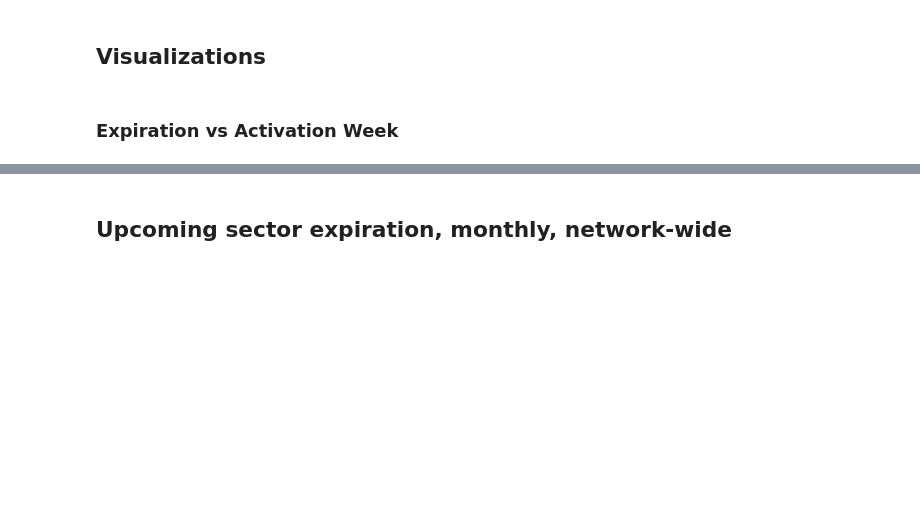
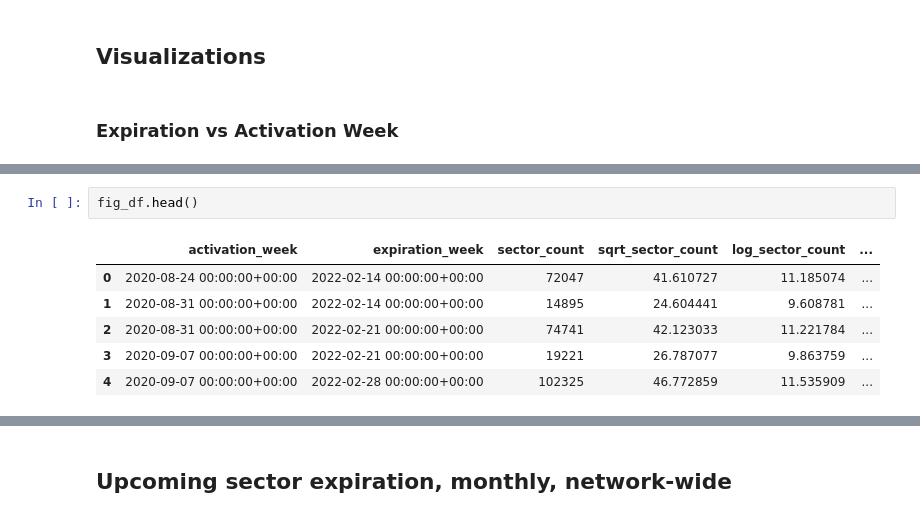
Before and after one commit to BlockScience/filecoin-metrics, a Jupyter notebook: notebooks/sector_life.ipynb, the cells around one changed output, grey strips where cells are left out. Drawn from its saved outputs; the diff is of its cells as text; blank space fills up the shorter version.

```diff
--- a/notebooks/sector_life.ipynb
+++ b/notebooks/sector_life.ipynb
@@ -104,0 +106,9 @@ time: 300 ms (started: 2021-02-17 17:23:50 -03:00)
+# %%
+fig_df.head()
+# %% [output]
+|  | activation_week | expiration_week | sector_count | sqrt_sector_count | log_sector_count | ... |
+| 0 | 2020-08-24 00:00:00+00:00 | 2022-02-14 00:00:00+00:00 | 72047 | 41.610727 | 11.185074 | ... |
+| 1 | 2020-08-31 00:00:00+00:00 | 2022-02-14 00:00:00+00:00 | 14895 | 24.604441 | 9.608781 | ... |
+| 2 | 2020-08-31 00:00:00+00:00 | 2022-02-21 00:00:00+00:00 | 74741 | 42.123033 | 11.221784 | ... |
+| 3 | 2020-09-07 00:00:00+00:00 | 2022-02-21 00:00:00+00:00 | 19221 | 26.787077 | 9.863759 | ... |
+| 4 | 2020-09-07 00:00:00+00:00 | 2022-02-28 00:00:00+00:00 | 102325 | 46.772859 | 11.535909 | ... |
```
Also changed, not shown: parts of 13 cells of this notebook.
